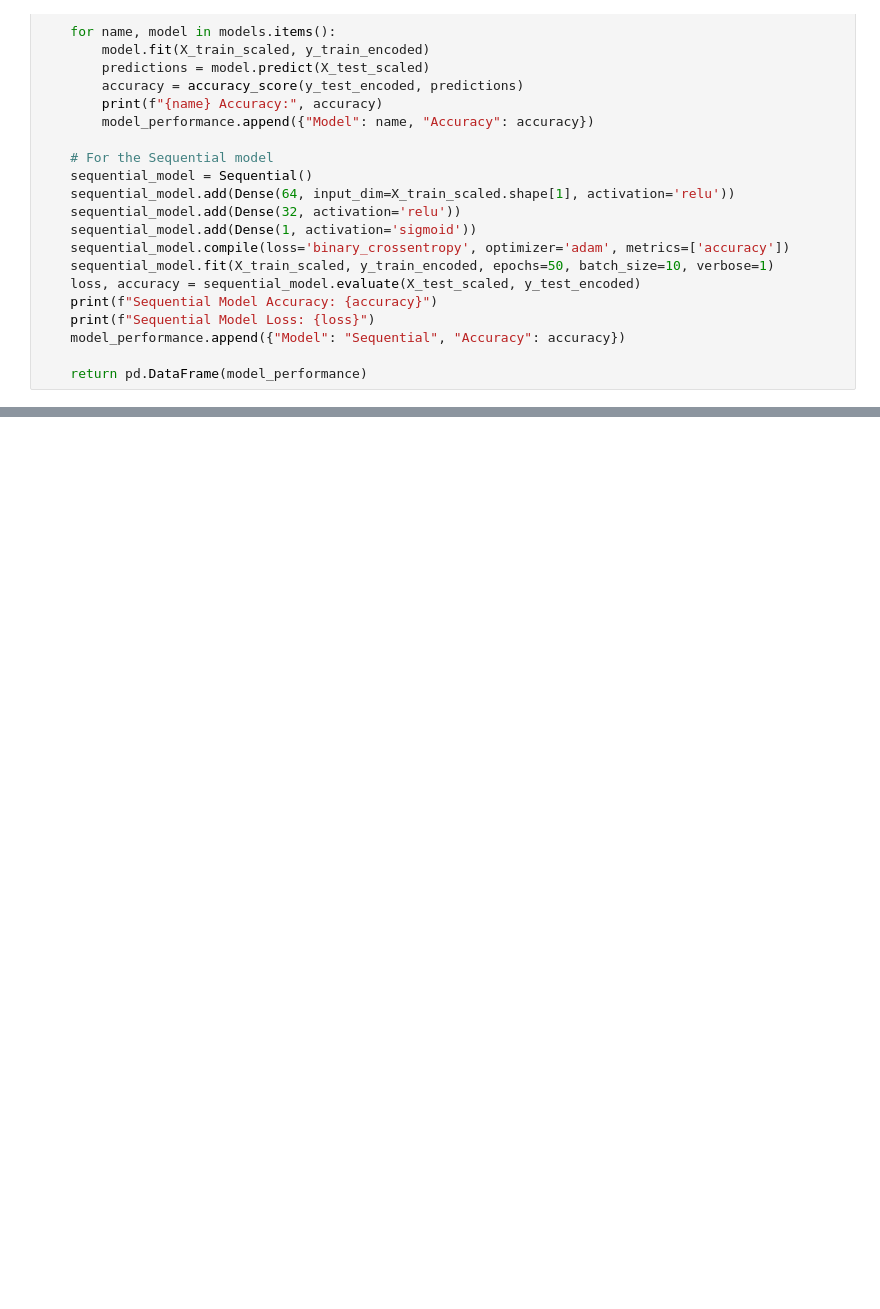
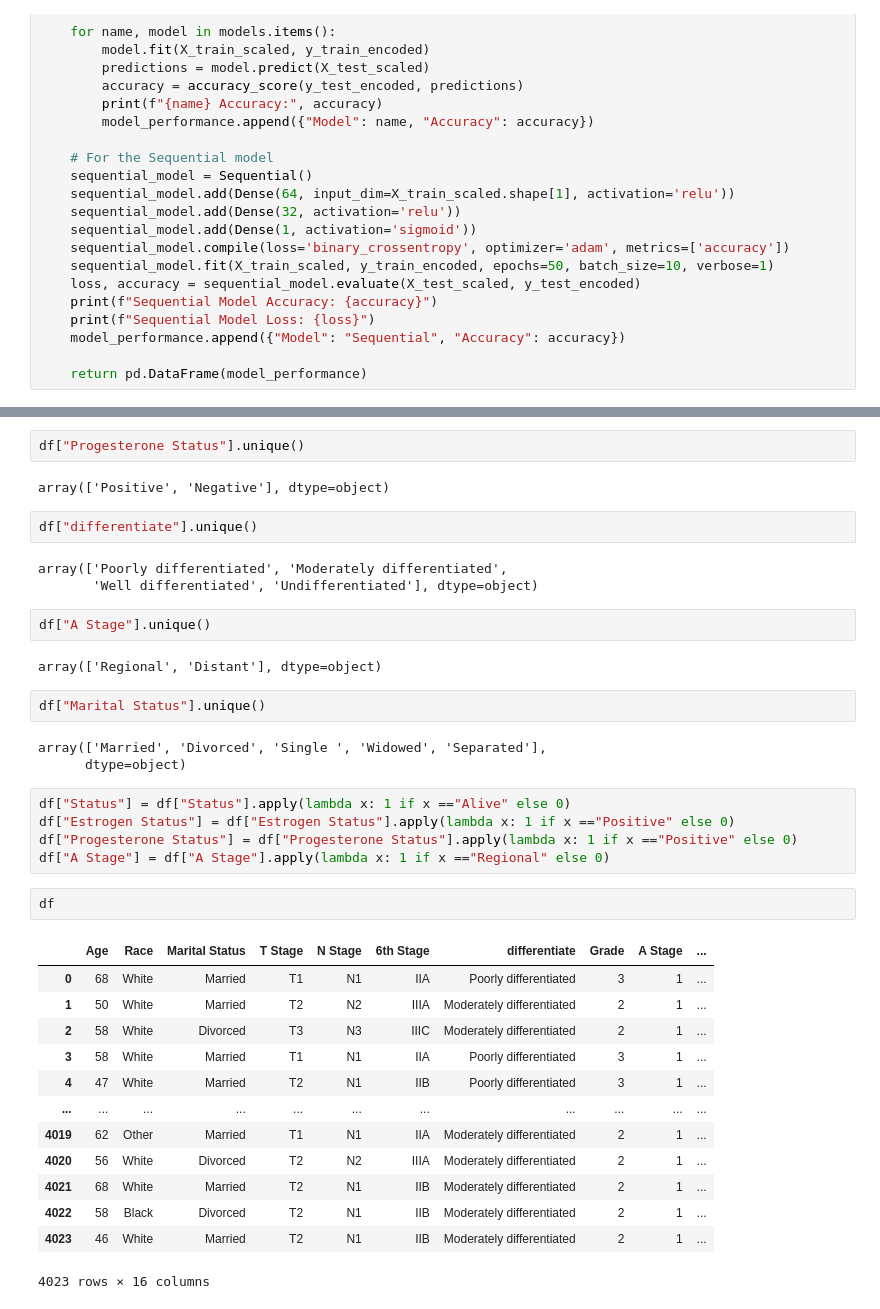
Before and after one commit to MaukanMir/Breast-Cancer-Classification-Part-Two, a Jupyter notebook: training.ipynb, the cells around one changed output, grey strips where cells are left out. Cells and saved outputs as stored; diff of their text form; blank space fills up the shorter version.

```diff
--- a/training.ipynb
+++ b/training.ipynb
@@ -53,0 +125,39 @@ def run_all_models(X_train_scaled, X_test_scaled, y_train_encoded, y_test_encode
+# %%
+df["Progesterone Status"].unique()
+# %% [output]
+array(['Positive', 'Negative'], dtype=object)
+# %%
+df["differentiate"].unique()
+# %% [output]
+array(['Poorly differentiated', 'Moderately differentiated',
+       'Well differentiated', 'Undifferentiated'], dtype=object)
+# %%
+df["A Stage"].unique()
+# %% [output]
+array(['Regional', 'Distant'], dtype=object)
+# %%
+df["Marital Status"].unique()
+# %% [output]
+array(['Married', 'Divorced', 'Single ', 'Widowed', 'Separated'],
+      dtype=object)
+# %%
+df["Status"] = df["Status"].apply(lambda x: 1 if x =="Alive" else 0)
+df["Estrogen Status"] = df["Estrogen Status"].apply(lambda x: 1 if x =="Positive" else 0)
+df["Progesterone Status"] = df["Progesterone Status"].apply(lambda x: 1 if x =="Positive" else 0)
+df["A Stage"] = df["A Stage"].apply(lambda x: 1 if x =="Regional" else 0)
+# %%
+df
+# %% [output]
+|  | Age | Race | Marital Status | T Stage | N Stage | 6th Stage | differentiate | Grade | A Stage | ... |
+| 0 | 68 | White | Married | T1 | N1 | IIA | Poorly differentiated | 3 | 1 | ... |
+| 1 | 50 | White | Married | T2 | N2 | IIIA | Moderately differentiated | 2 | 1 | ... |
+| 2 | 58 | White | Divorced | T3 | N3 | IIIC | Moderately differentiated | 2 | 1 | ... |
+| 3 | 58 | White | Married | T1 | N1 | IIA | Poorly differentiated | 3 | 1 | ... |
+| 4 | 47 | White | Married | T2 | N1 | IIB | Poorly differentiated | 3 | 1 | ... |
+| ... | ... | ... | ... | ... | ... | ... | ... | ... | ... | ... |
+| 4019 | 62 | Other | Married | T1 | N1 | IIA | Moderately differentiated | 2 | 1 | ... |
+| 4020 | 56 | White | Divorced | T2 | N2 | IIIA | Moderately differentiated | 2 | 1 | ... |
+| 4021 | 68 | White | Married | T2 | N1 | IIB | Moderately differentiated | 2 | 1 | ... |
+| 4022 | 58 | Black | Divorced | T2 | N1 | IIB | Moderately differentiated | 2 | 1 | ... |
+| 4023 | 46 | White | Married | T2 | N1 | IIB | Moderately differentiated | 2 | 1 | ... |
+4023 rows × 16 columns
```
Also changed, not shown: parts of 9 cells of this notebook.
